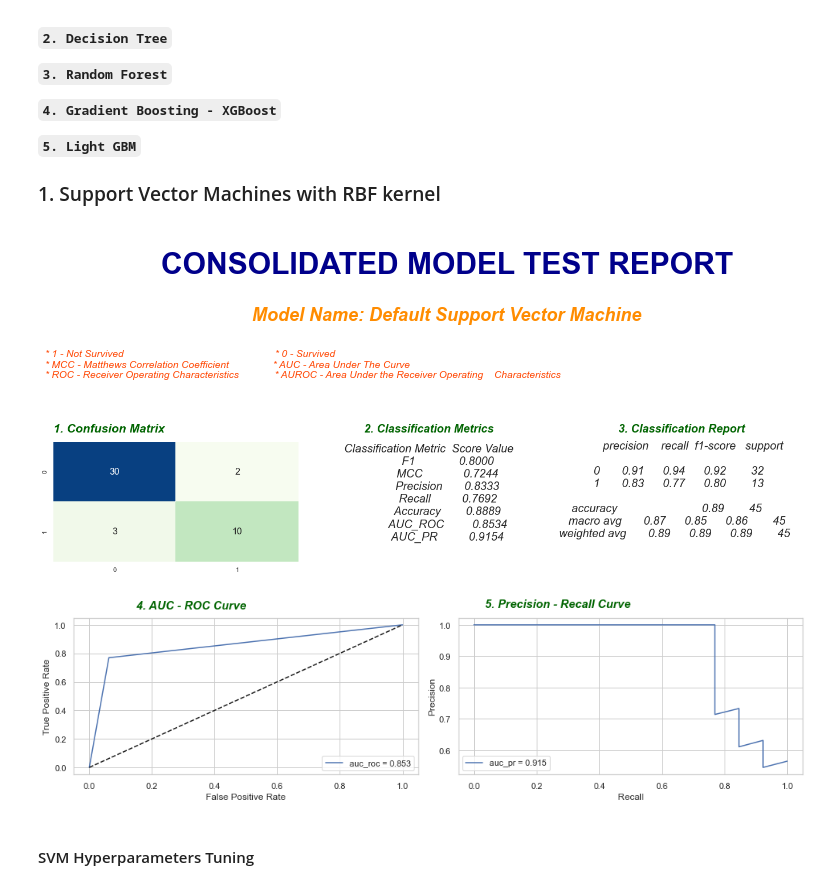
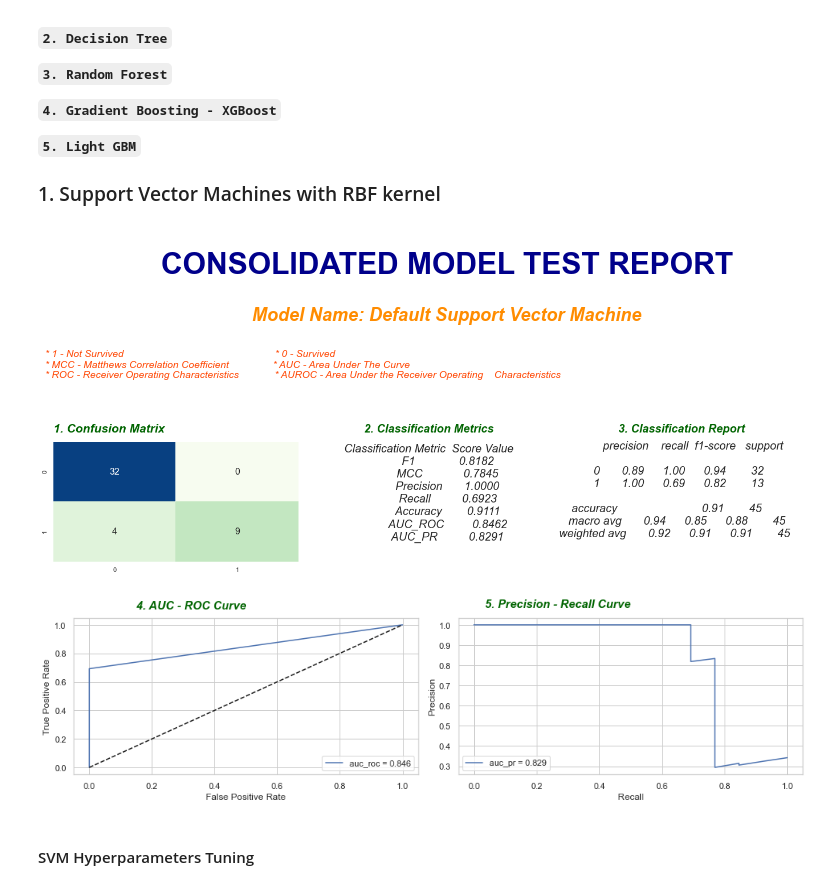
Before and after one commit to sauravmishra1710/Heart-Failure-Condition-And-Survival-Analysis, a Jupyter notebook: Heart_Failure_Prediction.ipynb, the cells around one changed output. Saved outputs shown, nothing was run; the diff lists cells and outputs as text; code cells hidden in the pictures.

```diff
--- a/Heart_Failure_Prediction.ipynb
+++ b/Heart_Failure_Prediction.ipynb
@@ -67,26 +67,8 @@ from collections import Counter
 
 from lightgbm import LGBMClassifier
 from xgboost import XGBClassifier
+# %%
+from ReusableUtils import ReusableUtils
+utils = ReusableUtils()
 # %% [markdown]
 ### Set Notebook Configuration Parameters
-# %%
-# To display all the columns
-pd.options.display.max_columns = None
-
-# To display all the rows
-pd.options.display.max_rows = None
-
-# To map Empty Strings or numpy.inf as Na Values
-pd.options.mode.use_inf_as_na = True
-
-pd.options.display.expand_frame_repr =  False
-
-# inline plotting
-%matplotlib inline
-
-# Set Style
-sns.set(style = "whitegrid")
-
-# Ignore Warnings
-import warnings
-warnings.filterwarnings('ignore')
@@ -182,16 +132,14 @@ dtype: int64
 # %% [markdown]
 ### Test - Train Split
 # %%
-# X = heart_faliure_data.drop('DEATH_EVENT', axis = 1)
-
 # X = heart_faliure_data[['age', 'ejection_fraction', 'serum_creatinine', 'serum_sodium',
 # 'creatinine_phosphokinase', 'time']]
 
 # X = heart_faliure_data[['age', 'time','ejection_fraction','serum_creatinine', 'serum_sodium']]
 
-X = heart_faliure_data[['ejection_fraction', 'serum_creatinine', 'age', 'time']]
+# X = heart_faliure_data[['ejection_fraction', 'serum_creatinine']]
 
-# X = heart_faliure_data[['time','ejection_fraction','serum_creatinine']]
+X = heart_faliure_data[['time','ejection_fraction','serum_creatinine']]
 
 # X = heart_faliure_data[['age','ejection_fraction','serum_sodium']]
 
@@ -215,10 +163,10 @@ print('Original dataset shape %s' % Counter(y_train.values.ravel()))
 # %% [output]
 Original dataset shape Counter({0: 171, 1: 83})
 # %%
-from sklearn.preprocessing import StandardScaler
-sc = StandardScaler()
-X_train = sc.fit_transform(X_train)
-X_test = sc.transform(X_test)
+# from sklearn.preprocessing import StandardScaler
+# sc = StandardScaler()
+# X_train = sc.fit_transform(X_train)
+# X_test = sc.transform(X_test)
 # %% [markdown]
 #### <font color = brown>Data Insight 17:</font>
 
@@ -432,17 +232,17 @@ To predict patients survival due to heart failure, we will train models from dif
 # %%
 # SVM with Default Parameters and probability = True
 
 svm = SVC(kernel = 'rbf', probability = True, random_state = 100)
 
-svm = svm.fit(X_train, y_train)
+svm = svm.fit(X_train.values, y_train.values.ravel())
 
 
 # Generate the model test classification report
-Generate_Model_Test_Classification_Report(svm, X_test, y_test, model_name="Default Support Vector Machine")
+utils.Generate_Model_Test_Classification_Report(svm, X_test, y_test, model_name="Default Support Vector Machine")
 # %% [output]
 [figure]
 [figure]
-[figure, old version]
+[figure, new version]
 # %% [markdown]
 #### SVM Hyperparameters Tuning
 # %%
```
Also changed, not shown: parts of 28 cells of this notebook.
